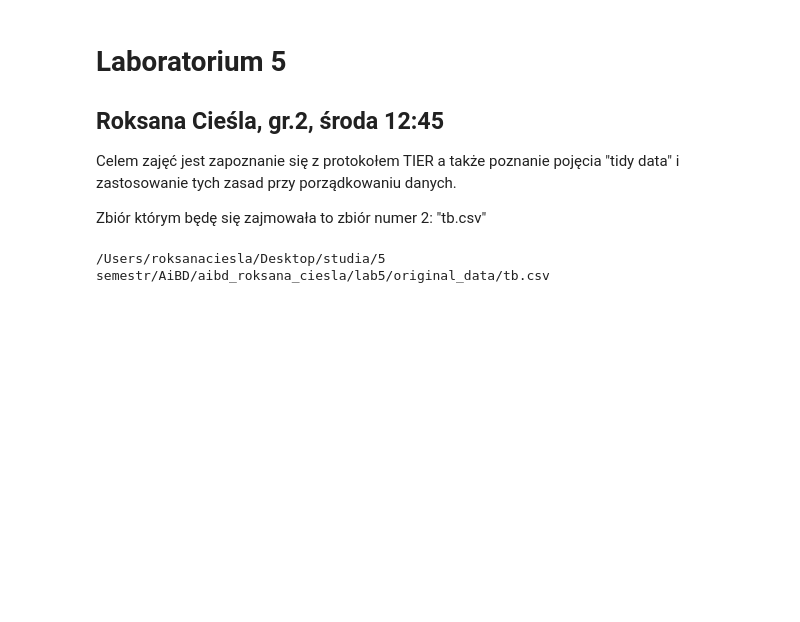
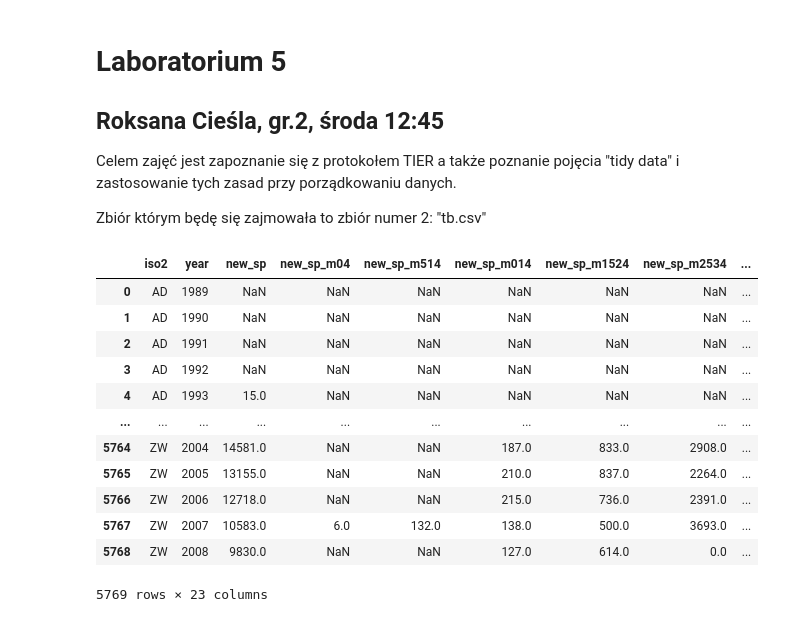
Before and after one commit to rogzan/aibd_rciesla, a Jupyter notebook: lab5/command_files/data_processing.ipynb, the cells around one changed output. Saved outputs shown, nothing was run; the diff lists cells and outputs as text; code cells hidden in the pictures; blank space fills up the shorter version.

```diff
--- a/lab5/command_files/data_processing.ipynb
+++ b/lab5/command_files/data_processing.ipynb
@@ -13,11 +12,24 @@ import pandas as pd
 import os
 import csv
 # %%
-# odczytuje scieżke do oryginalnego pliku w celu wczytania datasetu
+# Odczytuje scieżke do oryginalnego pliku w celu wczytania datasetu
 original_data_path = os.getcwd()[:-13] + "original_data/tb.csv"
-print(original_data_path)
-# %% [output]
-/Users/roksanaciesla/Desktop/studia/5 semestr/AiBD/aibd_roksana_ciesla/lab5/original_data/tb.csv
 # %%
 with open(original_data_path) as csvfile:
-    data = csv.reader(csvfile, delimiter=',')
+    df = pd.read_csv(csvfile)
+# %%
+df
+# %% [output]
+|  | iso2 | year | new_sp | new_sp_m04 | new_sp_m514 | new_sp_m014 | new_sp_m1524 | new_sp_m2534 | ... |
+| 0 | AD | 1989 | NaN | NaN | NaN | NaN | NaN | NaN | ... |
+| 1 | AD | 1990 | NaN | NaN | NaN | NaN | NaN | NaN | ... |
+| 2 | AD | 1991 | NaN | NaN | NaN | NaN | NaN | NaN | ... |
+| 3 | AD | 1992 | NaN | NaN | NaN | NaN | NaN | NaN | ... |
+| 4 | AD | 1993 | 15.0 | NaN | NaN | NaN | NaN | NaN | ... |
+| ... | ... | ... | ... | ... | ... | ... | ... | ... | ... |
+| 5764 | ZW | 2004 | 14581.0 | NaN | NaN | 187.0 | 833.0 | 2908.0 | ... |
+| 5765 | ZW | 2005 | 13155.0 | NaN | NaN | 210.0 | 837.0 | 2264.0 | ... |
+| 5766 | ZW | 2006 | 12718.0 | NaN | NaN | 215.0 | 736.0 | 2391.0 | ... |
+| 5767 | ZW | 2007 | 10583.0 | 6.0 | 132.0 | 138.0 | 500.0 | 3693.0 | ... |
+| 5768 | ZW | 2008 | 9830.0 | NaN | NaN | 127.0 | 614.0 | 0.0 | ... |
+5769 rows × 23 columns
```
Also changed, not shown: parts of 9 cells of this notebook, 1 other file.
